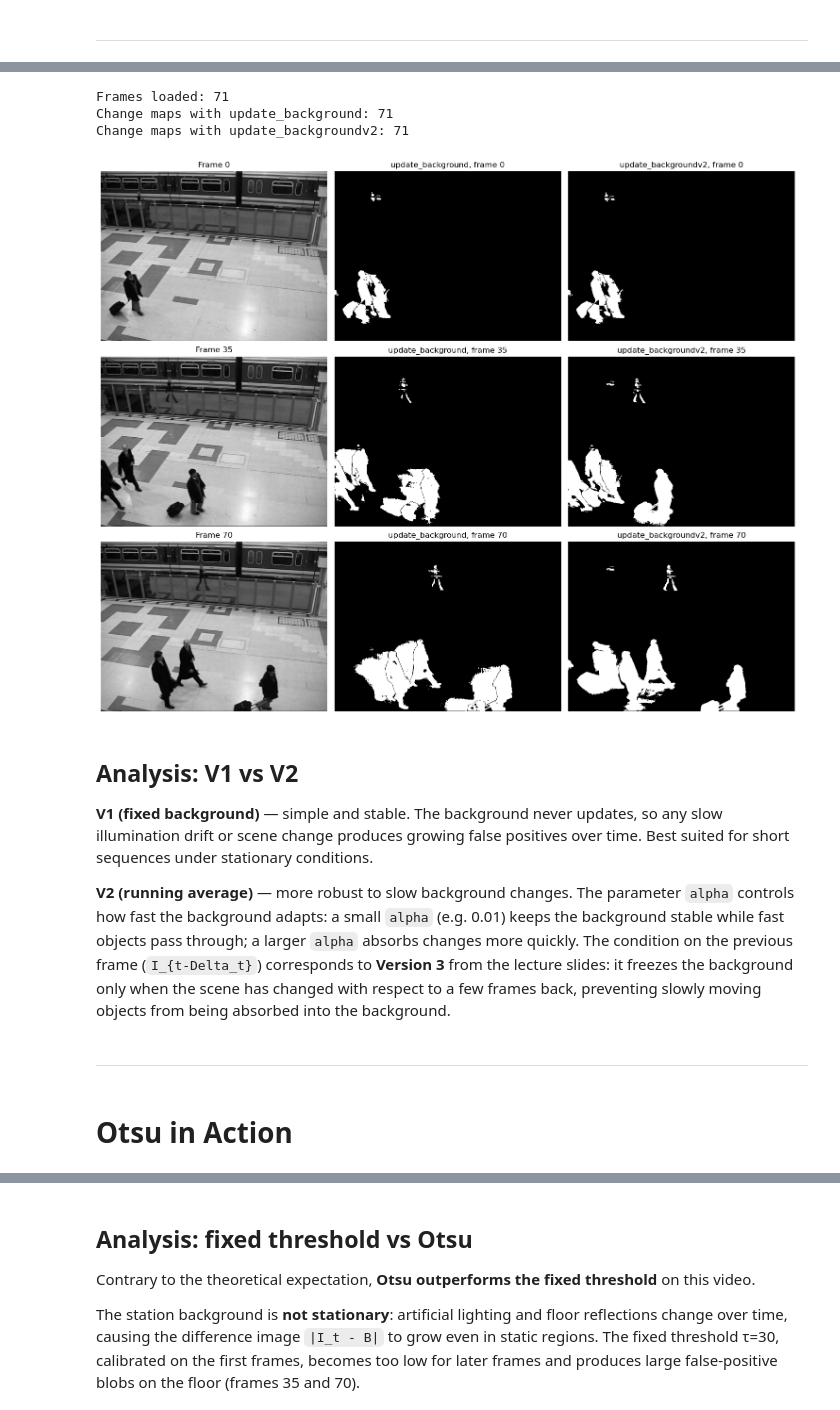
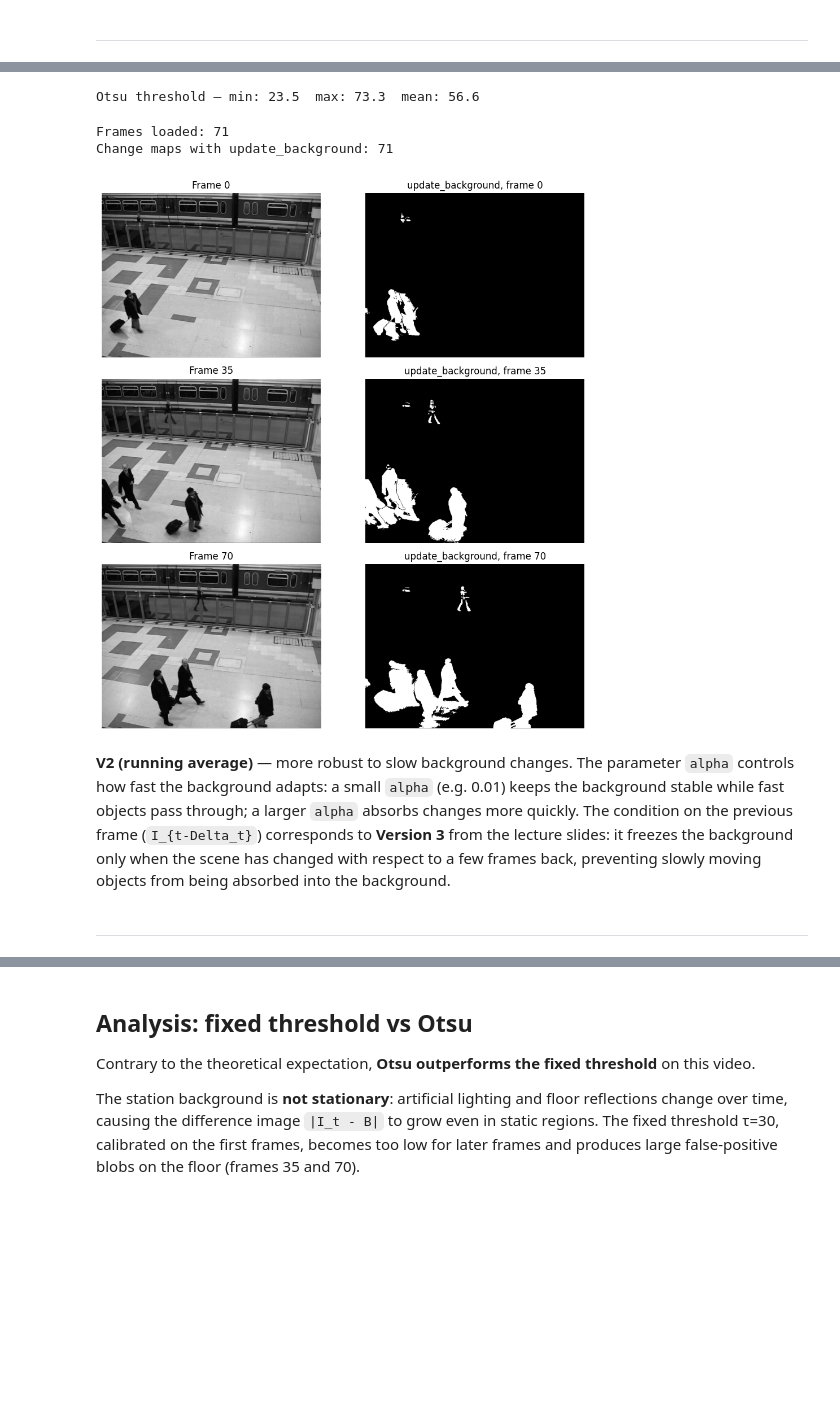
Before and after one commit to Diego-Chiola/Computational-Vision, a Jupyter notebook: homeworks/midterm/Motion_Analysis_Assignment.ipynb, the cells around one changed output, grey strips where cells are left out. Saved outputs shown, nothing was run; the diff lists cells and outputs as text; code cells hidden in the pictures; blank space fills up the shorter version.

```diff
--- a/homeworks/midterm/Motion_Analysis_Assignment.ipynb
+++ b/homeworks/midterm/Motion_Analysis_Assignment.ipynb
@@ -118 +103,25 @@ def compute_change_map(frame, background, threshold):
+# %%
+def initialize_background(frames, num_frames=NUM_BACKGROUND_FRAMES):
+    """
+    Initialize the background by averaging the first frames in memory.
+
+    Parameters:
+    frames (list or array): Sequence of frames already loaded in memory.
+    num_frames (int): Number of initial frames to average.
+
+    Returns:
+    numpy.ndarray: The estimated background image.
+    """
+    if len(frames) < num_frames:
+        raise ValueError(f"Expected at least {num_frames} frames, found {len(frames)}")
+
+    selected_frames = []
+    for frame in frames[:num_frames]:
+        if frame is None:
+            raise ValueError("Frames must not contain None values")
+        if frame.ndim == 3:
+            frame = frame.mean(axis=2)   # black and white images
+        selected_frames.append(frame.astype(np.float32))
+
+    return np.mean(selected_frames, axis=0)
 # %%
@@ -194,5 +193,9 @@ initial_background = initialize_background(video_path=video_dir, num_frames=5)
 # %%
-fig, ax = plt.subplots(figsize=(8, 5))
+video_dir = Path("video/station")
+frames, frame_paths = load_frames(video_dir)
+initial_background = initialize_background(frames, num_frames=NUM_BACKGROUND_FRAMES)
+
+fig, ax = plt.subplots(figsize=(7, 5))
 ax.imshow(initial_background, cmap="gray",
         vmin=initial_background.min(), vmax=initial_background.max())
 ax.set_title("Initial background B0")
@@ -204,7 +273,15 @@ plt.show()
+# %%
+change_maps_otsu, otsu_thresholds = compute_change_maps_otsu(frames, initial_background)
+
+print("Otsu threshold — min: {:.1f}  max: {:.1f}  mean: {:.1f}".format(
+    min(otsu_thresholds), max(otsu_thresholds), sum(otsu_thresholds)/len(otsu_thresholds)))
+# %% [output]
+Otsu threshold — min: 23.5  max: 73.3  mean: 56.6
 # %%
 change_maps_update_background = compute_change_maps_with_update_background(
     frames,
     initial_background,
     threshold=30,
     alpha=0.1,
+    motion_threshold=0.2
 )
@@ -219,38 +288,26 @@ change_maps_update_backgroundv2 = compute_change_maps_with_update_backgroundv2(
 # %%
 
 print(f"Frames loaded: {len(frames)}")
 print(f"Change maps with update_background: {len(change_maps_update_background)}")
-print(f"Change maps with update_backgroundv2: {len(change_maps_update_backgroundv2)}")
 
 indices = [0, len(frames) // 2, len(frames) - 1]
-fig, axes = plt.subplots(3, 3, figsize=(15, 12))
+fig, axes = plt.subplots(3, 2, figsize=(10, 10))
 for row, idx in enumerate(indices):
     axes[row, 0].imshow(frames[idx], cmap="gray")
     axes[row, 0].set_title(f"Frame {idx}")
     axes[row, 0].axis("off")
 
     axes[row, 1].imshow(change_maps_update_background[idx], cmap="gray", vmin=0, vmax=255)
     axes[row, 1].set_title(f"update_background, frame {idx}")
     axes[row, 1].axis("off")
 
-    axes[row, 2].imshow(change_maps_update_backgroundv2[idx], cmap="gray", vmin=0, vmax=255)
-    axes[row, 2].set_title(f"update_backgroundv2, frame {idx}")
-    axes[row, 2].axis("off")
-
 plt.tight_layout()
 plt.show()
 # %% [output]
 Frames loaded: 71
 Change maps with update_background: 71
-Change maps with update_backgroundv2: 71
-[figure, old version]
+[figure, new version]
 # %% [markdown]
-## Analysis: V1 vs V2
-
-**V1 (fixed background)** — simple and stable. The background never updates, so any
-slow illumination drift or scene change produces growing false positives over time.
-Best suited for short sequences under stationary conditions.
-
 **V2 (running average)** — more robust to slow background changes. The parameter `alpha`
 controls how fast the background adapts: a small `alpha` (e.g. 0.01) keeps the background
 stable while fast objects pass through; a larger `alpha` absorbs changes more quickly.
@@ -259,5 +316,3 @@ the lecture slides: it freezes the background only when the scene has changed wi
 to a few frames back, preventing slowly moving objects from being absorbed into the background.
 # %% [markdown]
 ---
-# %% [markdown]
-# Otsu in Action
```
Also changed, not shown: parts of 34 cells of this notebook, 1 other file.
